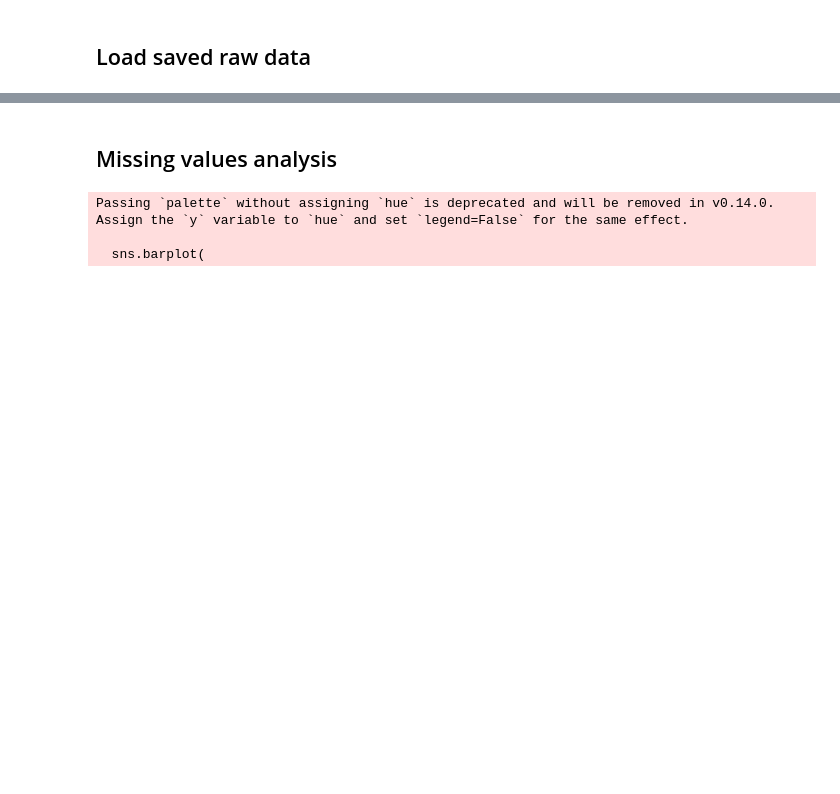
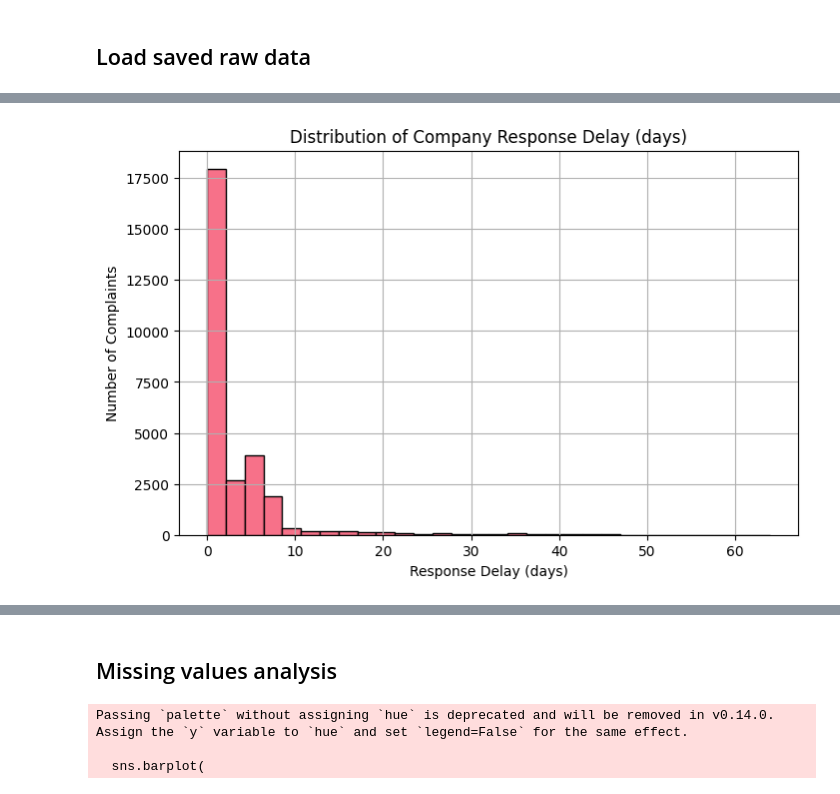
Before and after one commit to 8xbit/consumer_complaint_analysis_final_ML, a Jupyter notebook: nootebooks/02_LimpiezaEDA.ipynb, the cells around one changed output, grey strips where cells are left out. Saved outputs shown, nothing was run; the diff lists cells and outputs as text; code cells hidden in the pictures; blank space fills up the shorter version.

```diff
--- a/nootebooks/02_LimpiezaEDA.ipynb
+++ b/nootebooks/02_LimpiezaEDA.ipynb
@@ -18,0 +73,9 @@ Shape: (28156, 14)
+# %%
+plt.figure(figsize=(8,5))
+df['Response_delay_days'].hist(bins=30, edgecolor='black')
+plt.title("Distribution of Company Response Delay (days)")
+plt.xlabel("Response Delay (days)")
+plt.ylabel("Number of Complaints")
+plt.show()
+# %% [output]
+[figure, added]
```
Also changed, not shown: parts of 7 cells of this notebook.
